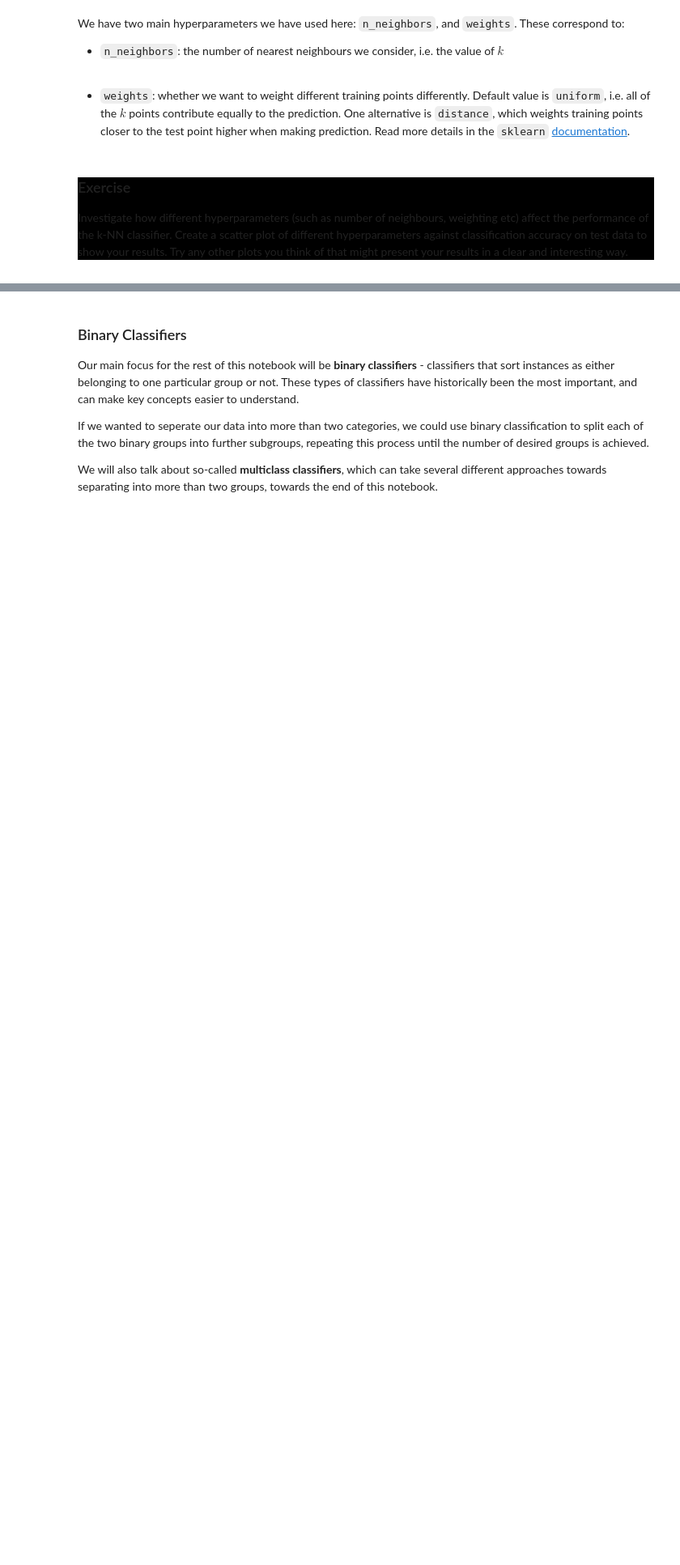
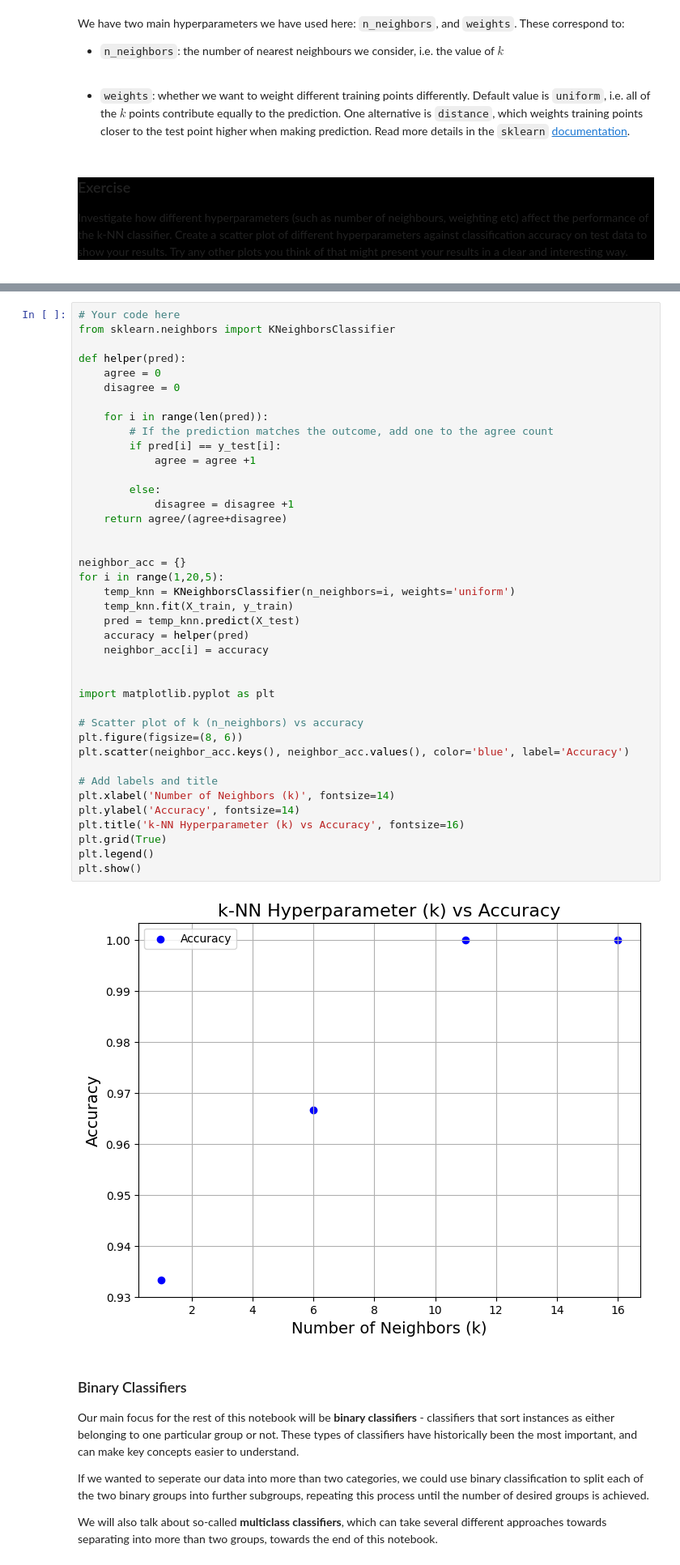
Before and after one commit to IlKoKaIl/Imperial-work, a Jupyter notebook: Applied Machine Learning/lecture notebooks/week5/2_ML_Basic_2(2).ipynb, the cells around one changed output, grey strips where cells are left out. Shown at 81% size. Drawn from its saved outputs; the diff is of its cells as text; blank space fills up the shorter version.

```diff
--- a/Applied Machine Learning/lecture notebooks/week5/2_ML_Basic_2(2).ipynb
+++ b/Applied Machine Learning/lecture notebooks/week5/2_ML_Basic_2(2).ipynb
@@ -118,3 +181,45 @@ Investigate how different hyperparameters (such as number of neighbours, weighti
+# %%
+# Your code here
+from sklearn.neighbors import KNeighborsClassifier
+
+def helper(pred):
+    agree = 0
+    disagree = 0
+
+    for i in range(len(pred)):
+        # If the prediction matches the outcome, add one to the agree count
+        if pred[i] == y_test[i]:
+            agree = agree +1
+
+        else:
+            disagree = disagree +1
+    return agree/(agree+disagree)
+
+
+neighbor_acc = {}
+for i in range(1,20,5):
+    temp_knn = KNeighborsClassifier(n_neighbors=i, weights='uniform')
+    temp_knn.fit(X_train, y_train)
+    pred = temp_knn.predict(X_test)
+    accuracy = helper(pred)
+    neighbor_acc[i] = accuracy
+
+
+import matplotlib.pyplot as plt
+
+# Scatter plot of k (n_neighbors) vs accuracy
+plt.figure(figsize=(8, 6))
+plt.scatter(neighbor_acc.keys(), neighbor_acc.values(), color='blue', label='Accuracy')
+
+# Add labels and title
+plt.xlabel('Number of Neighbors (k)', fontsize=14)
+plt.ylabel('Accuracy', fontsize=14)
+plt.title('k-NN Hyperparameter (k) vs Accuracy', fontsize=16)
+plt.grid(True)
+plt.legend()
+plt.show()
+# %% [output]
+[figure, added]
 # %% [markdown]
 ### Binary Classifiers
 
```
Also changed, not shown: parts of 36 cells of this notebook.
